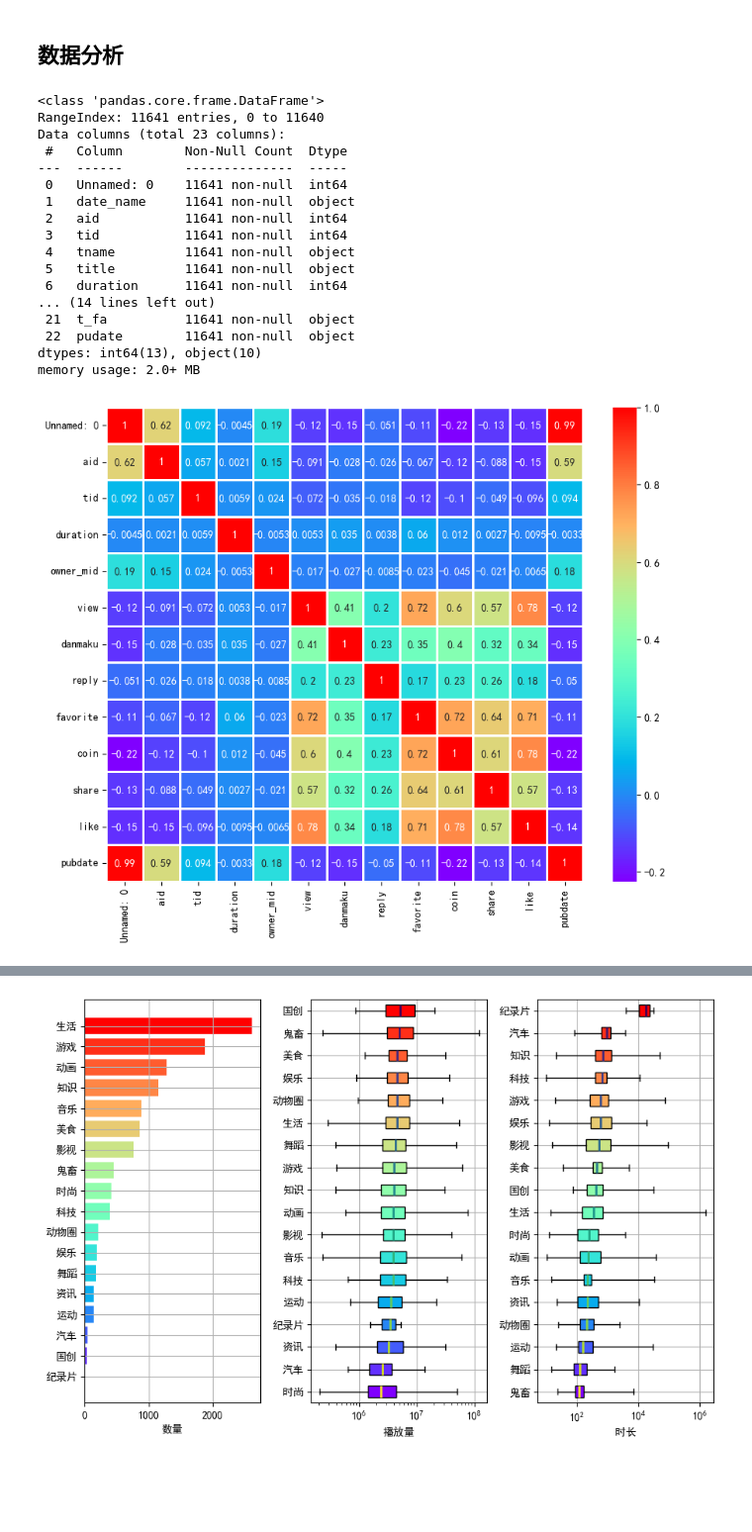
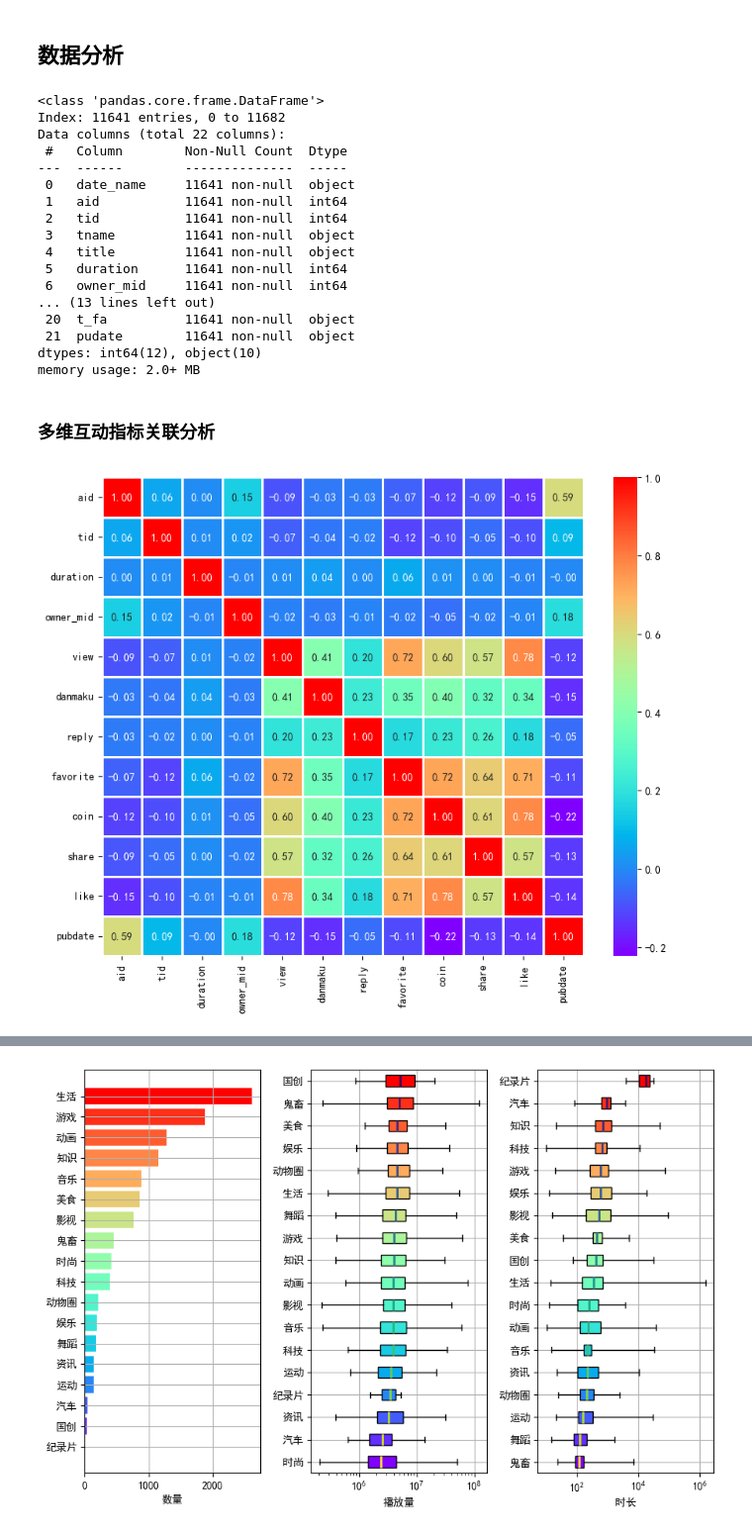
Before and after one commit to YifeiShi0076/bilibili_popular, a Jupyter notebook: code.ipynb, the cells around one changed output, grey strips where cells are left out. Shown at 99% size. Saved outputs shown, nothing was run; the diff lists cells and outputs as text; code cells hidden in the pictures; blank space fills up the shorter version.

```diff
--- a/code.ipynb
+++ b/code.ipynb
@@ -449,30 +449,31 @@ print("数据处理完成，已保存到 ./data/bilibili_popular.csv")
 # %% [markdown]
 ## 数据分析
 # %%
-data = pd.read_csv("./data/bilibili_popular.csv", encoding='utf_8_sig')
+data = pd.read_csv("./data/bilibili_popular.csv", encoding='utf_8_sig',index_col=0)
 data.info()
 # %% [output]
 <class 'pandas.core.frame.DataFrame'>
-RangeIndex: 11641 entries, 0 to 11640
-Data columns (total 23 columns):
+Index: 11641 entries, 0 to 11682
+Data columns (total 22 columns):
  #   Column        Non-Null Count  Dtype
 ---  ------        --------------  -----
- 0   Unnamed: 0    11641 non-null  int64
- 1   date_name     11641 non-null  object
- 2   aid           11641 non-null  int64
- 3   tid           11641 non-null  int64
- 4   tname         11641 non-null  object
- 5   title         11641 non-null  object
- 6   duration      11641 non-null  int64
-... (14 lines left out)
- 21  t_fa          11641 non-null  object
- 22  pudate        11641 non-null  object
-dtypes: int64(13), object(10)
+ 0   date_name     11641 non-null  object
+ 1   aid           11641 non-null  int64
+ 2   tid           11641 non-null  int64
+ 3   tname         11641 non-null  object
+ 4   title         11641 non-null  object
+ 5   duration      11641 non-null  int64
+ 6   owner_mid     11641 non-null  int64
+... (13 lines left out)
+ 20  t_fa          11641 non-null  object
+ 21  pudate        11641 non-null  object
+dtypes: int64(12), object(10)
 memory usage: 2.0+ MB
+# %% [markdown]
+### 多维互动指标关联分析
 # %%
-sns.heatmap(data.select_dtypes('number').corr(),annot=True,cmap='rainbow',linewidth=2)
-fig=plt.gcf()
-fig.set_size_inches(10,8)
+plt.figure(figsize=(10,8))
+sns.heatmap(data.select_dtypes('number').corr(),annot=True,cmap='rainbow',linewidth=2, fmt='.2f')
 plt.show()
 # %% [output]
-[figure, old version]
+[figure, new version]
```
Also changed, not shown: parts of 24 cells of this notebook.
